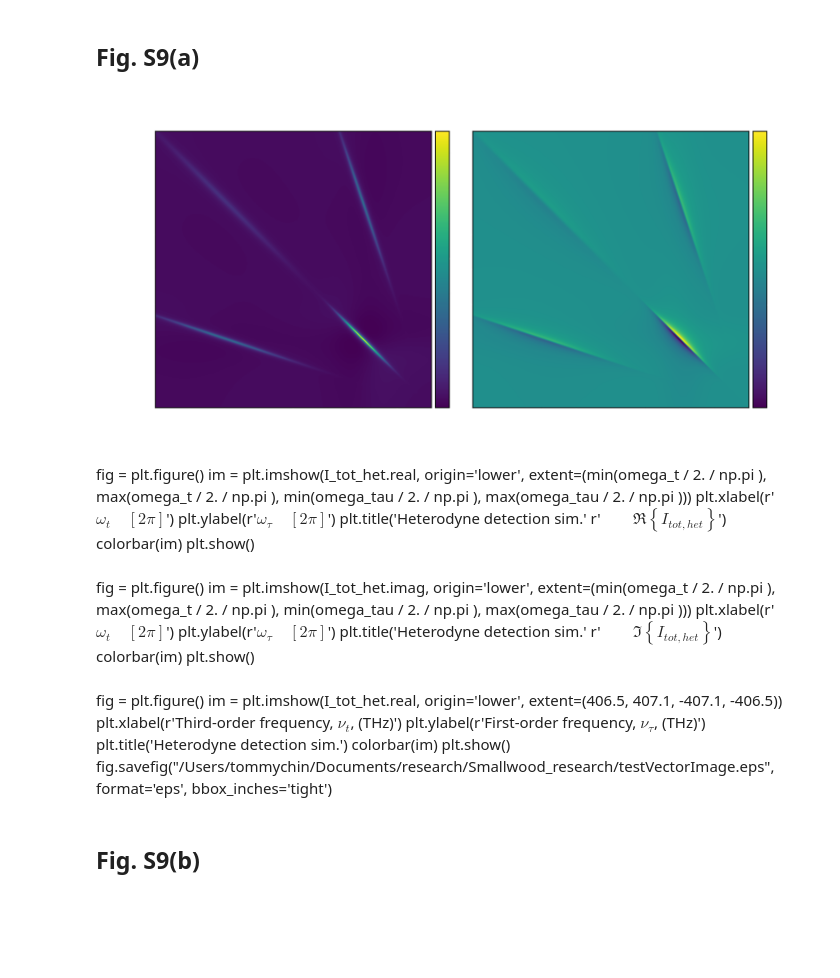
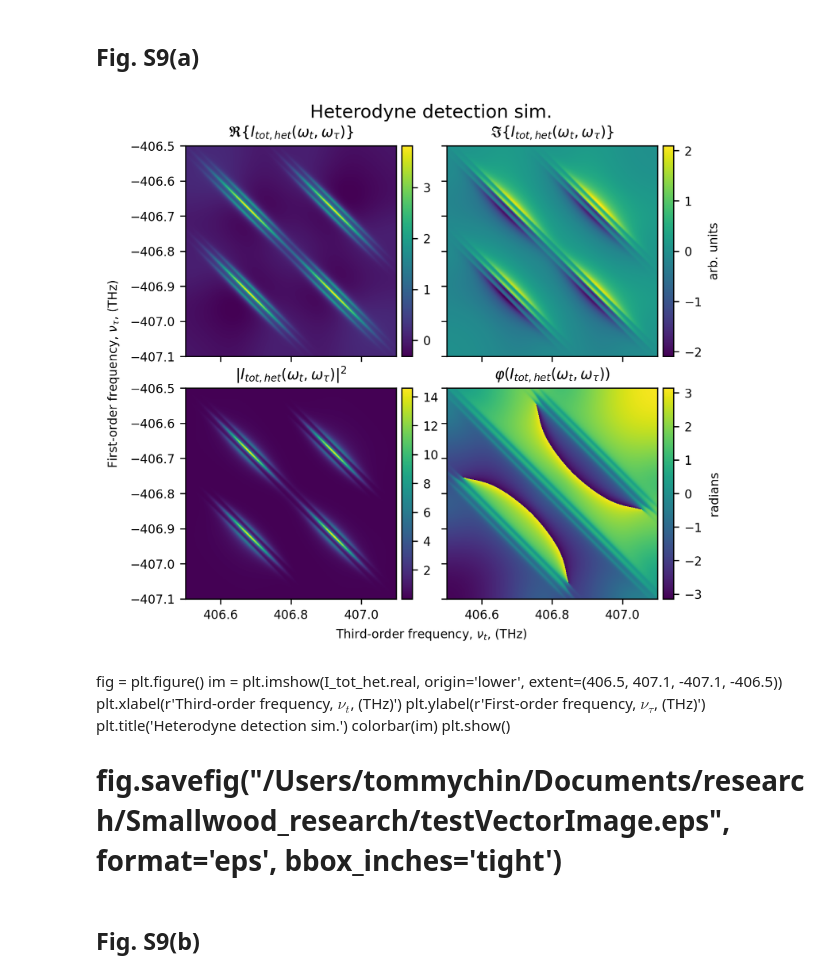
Before and after one commit to tommychinwj/HiddenSiVCenter, a Jupyter notebook: Figures3(a,b).ipynb, the cells around one changed output. Cells and saved outputs as stored; diff of their text form; code cells hidden in the pictures; blank space fills up the shorter version.

Commit message:
got the cross peaks! next goal, introduce inhomogeneity

```diff
--- a/Figures3(a,b).ipynb
+++ b/Figures3(a,b).ipynb
@@ -48,7 +52,7 @@ Gamma10 = gamma10 * 1E-5
 # colorbar function
 # %%
 # @numba.jit
-def colorbar(mappable, label='Amplitude (arb. units)'):
+def colorbar(mappable, label='arb. units'):
     from mpl_toolkits.axes_grid1 import make_axes_locatable
     last_axes = plt.gca()
     ax = mappable.axes
@@ -182,9 +230,0 @@ _ = slices_plots(omega_tau_3Dmesh, shared_title=r'$\omega_\tau$ 3D mesh')
-# %%
-@numba.jit
-def rho_10_sig_3(omega_t, omega_tau, omega10):
-#     return -1j * abs2(mu) * mu / 8. / hbar**3. * (1j / (omega_t - (omega10 - 1j*gamma10))) * (1j / (omega_tau - (-omega10 - 1j*gamma10)))
-    return -1j * abs2(mu) * mu / 8. / hbar**3. * np.sum([ (1j / (omega_t - 0.5*(omega10 - 1j*gamma10))) * (1j / (omega_tau - 0.5*(-omega10 - 1j*gamma10))),
-                                                          (1j / (omega_t - 1.5*(omega10 - 1j*gamma10))) * (1j / (omega_tau - 1.5*(-omega10 - 1j*gamma10))),
-                                                          (1j / (omega_t - 0.5*(omega10 - 1j*gamma10))) * (1j / (omega_tau - 1.5*(-omega10 - 1j*gamma10))),
-                                                          (1j / (omega_t - 1.5*(omega10 - 1j*gamma10))) * (1j / (omega_tau - 0.5*(-omega10 - 1j*gamma10)))
-                                                        ], 0)
@@ -258,9 +320,9 @@ def B(omega10, omega12):
 @numba.jit
 def G(omega10):
     return N / sigma / np.sqrt(2. * np.pi) * np.exp(-(omega10 - omega10_unstrained)**2. / 2. / sigma**2.)
-    return np.sum([ N / 0.5 / sigma / np.sqrt(2.*np.pi) * np.exp(-(omega10 - 0.5*omega10_unstrained)**2. / 2. / (0.5*sigma)**2.),
-                    N / 1.5 / sigma / np.sqrt(2.*np.pi) * np.exp(-(omega10 - 1.5*omega10_unstrained)**2. / 2. / (1.5*sigma)**2.)
-                  ], 0)
+#     return np.sum([ N / 0.5 / sigma / np.sqrt(2.*np.pi) * np.exp(-(omega10 - 0.5*omega10_unstrained)**2. / 2. / (0.5*sigma)**2.),
+#                     N / 1.5 / sigma / np.sqrt(2.*np.pi) * np.exp(-(omega10 - 1.5*omega10_unstrained)**2. / 2. / (1.5*sigma)**2.)
+#                   ], 0)
 # %%
 OMEGA10 = np.linspace(-4.*np.pi, 8.*np.pi, 500)
 plt.plot(OMEGA10, G(OMEGA10))
@@ -284,0 +344,3 @@ I_tot_het, int_err_het = infint(argu)
+# %%
+argu = lambda omega10: G(omega10) * 1j * np.conj(mu) * rho_10_sig_3(omega_t_mesh, omega_tau_mesh, omega10)
+I_tot_het, int_err_het = infint(argu)
@@ -292,38 +372,29 @@ I_tot_PL, int_err_PL = infint(argu)
 # %% [markdown]
 ## Fig. S9(a)
 # %%
-I_tot_het_ReIm = np.array([I_tot_het.real, I_tot_het.imag])
-figHet = slices_plots(I_tot_het_ReIm,
-             shared_title='Heterodyne detection sim.',
-             figure_shape=[1,2],
-             figure_size=[10,5],
-             titles=[r'$\mathfrak{R} \left\{I_{tot, het} \right\}$',
-                     r'$\mathfrak{I} \left\{I_{tot, het} \right\}$'],
-             horizontal_gap=0.08,
-             shared_y_label_x_position=0.06,
-             shared_x_label_y_position=0.08)
+I_tot_het_ReImAm = np.array([I_tot_het.real, I_tot_het.imag, abs2(I_tot_het), phi(I_tot_het)])
+figHet = slices_plots(I_tot_het_ReImAm,
+                      shared_title='Heterodyne detection sim.',
+                      shared_title_y_position=0.95,
+                      figure_shape=[2,2],
+                      figure_size=[6,5.5],
+                      titles=[r'$\mathfrak{R} \left\{I_{tot, het} (\omega_t, \omega_\tau) \right\}$',
+                              r'$\mathfrak{I} \left\{I_{tot, het} (\omega_t, \omega_\tau) \right\}$',
+                              r'$             \left |I_{tot, het} (\omega_t, \omega_\tau) \right |^2$',
+                              r'$     \varphi \left (I_{tot, het} (\omega_t, \omega_\tau) \right )$'],
+                      horizontal_gap=0.06,
+                      shared_y_label_x_position=0.02,
+                      shared_x_label_y_position=0.06,
+                      EXTENT=(406.5, 407.1, -407.1, -406.5),
+                      shared_x_label=r'Third-order frequency, $\nu_t$, (THz)',
+                      shared_y_label=r'First-order frequency, $\nu_\tau$, (THz)',
+                      colorbar_labels=[None, 'arb. units', None, 'radians'])
 
-# figHet.savefig("/Users/tommychin/Documents/research/Smallwood_research/crossPeaksAttempt1.eps",
-#                format='eps',
-#                bbox_inches='tight')
+figHet.savefig("/Users/tommychin/Documents/research/Smallwood_research/crossPeaksAttempt4.eps",
+               format='eps',
+               bbox_inches='tight')
 # %% [output]
-[figure, old version]
+[figure, new version]
-# %% [markdown]
-fig = plt.figure()
-im = plt.imshow(I_tot_het.real, origin='lower', extent=(min(omega_t / 2. / np.pi ), max(omega_t / 2. / np.pi ), min(omega_tau / 2. / np.pi ), max(omega_tau / 2. / np.pi )))
-plt.xlabel(r'$\omega_t \quad [2 \pi] $')
-plt.ylabel(r'$\omega_\tau \quad [2 \pi] $')
-plt.title('Heterodyne detection sim.' r'$\qquad \mathfrak{R} \left\{I_{tot, het} \right\}$')
-colorbar(im)
-plt.show()
-# %% [markdown]
-fig = plt.figure()
-im = plt.imshow(I_tot_het.imag, origin='lower', extent=(min(omega_t / 2. / np.pi ), max(omega_t / 2. / np.pi ), min(omega_tau / 2. / np.pi ), max(omega_tau / 2. / np.pi )))
-plt.xlabel(r'$\omega_t \quad [2 \pi] $')
-plt.ylabel(r'$\omega_\tau \quad [2 \pi] $')
-plt.title('Heterodyne detection sim.' r'$\qquad \mathfrak{I} \left\{I_{tot, het} \right\}$')
-colorbar(im)
-plt.show()
 # %% [markdown]
 fig = plt.figure()
 im = plt.imshow(I_tot_het.real, origin='lower', extent=(406.5, 407.1, -407.1, -406.5))
@@ -332,7 +403,7 @@ plt.ylabel(r'First-order frequency, $\nu_\tau$, (THz)')
 plt.title('Heterodyne detection sim.')
 colorbar(im)
 plt.show()
-fig.savefig("/Users/tommychin/Documents/research/Smallwood_research/testVectorImage.eps", format='eps', bbox_inches='tight')
+# fig.savefig("/Users/tommychin/Documents/research/Smallwood_research/testVectorImage.eps", format='eps', bbox_inches='tight')
 # %% [markdown]
 ## Fig. S9(b)
 # %%
```
Also changed, not shown: parts of 19 cells of this notebook.
